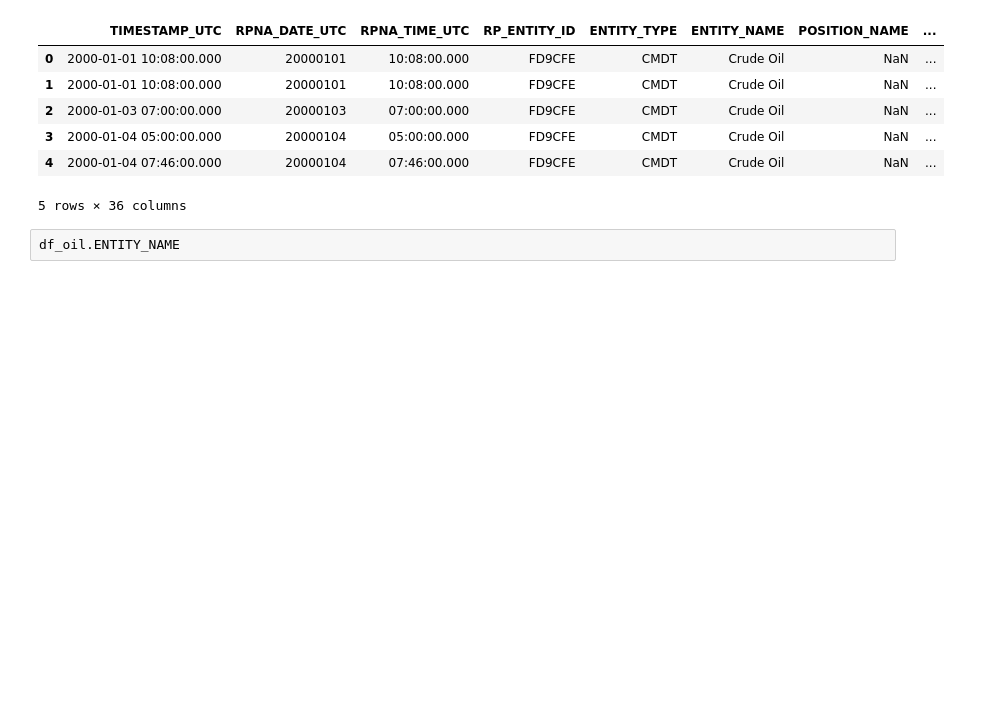
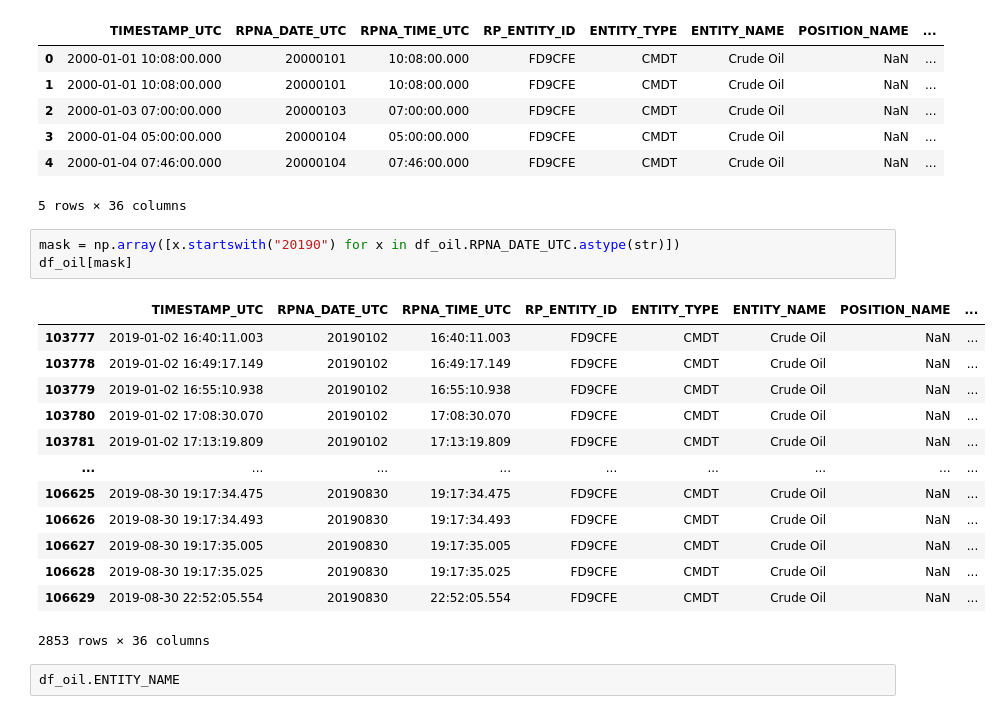
Before and after one commit to TianyuDu/ugthesis, a Jupyter notebook: eda/rpna_crude_oil_eda.ipynb, the cells around one changed output. Drawn from its saved outputs; the diff is of its cells as text; blank space fills up the shorter version.

```diff
--- a/eda/rpna_crude_oil_eda.ipynb
+++ b/eda/rpna_crude_oil_eda.ipynb
@@ -40,6 +40,23 @@ df_oil.head()
 | 3 | 2000-01-04 05:00:00.000 | 20000104 | 05:00:00.000 | FD9CFE | CMDT | Crude Oil | NaN | ... |
 | 4 | 2000-01-04 07:46:00.000 | 20000104 | 07:46:00.000 | FD9CFE | CMDT | Crude Oil | NaN | ... |
 5 rows × 36 columns
+# %%
+mask = np.array([x.startswith("20190") for x in df_oil.RPNA_DATE_UTC.astype(str)])
+df_oil[mask]
+# %% [output]
+|  | TIMESTAMP_UTC | RPNA_DATE_UTC | RPNA_TIME_UTC | RP_ENTITY_ID | ENTITY_TYPE | ENTITY_NAME | POSITION_NAME | ... |
+| 103777 | 2019-01-02 16:40:11.003 | 20190102 | 16:40:11.003 | FD9CFE | CMDT | Crude Oil | NaN | ... |
+| 103778 | 2019-01-02 16:49:17.149 | 20190102 | 16:49:17.149 | FD9CFE | CMDT | Crude Oil | NaN | ... |
+| 103779 | 2019-01-02 16:55:10.938 | 20190102 | 16:55:10.938 | FD9CFE | CMDT | Crude Oil | NaN | ... |
+| 103780 | 2019-01-02 17:08:30.070 | 20190102 | 17:08:30.070 | FD9CFE | CMDT | Crude Oil | NaN | ... |
+| 103781 | 2019-01-02 17:13:19.809 | 20190102 | 17:13:19.809 | FD9CFE | CMDT | Crude Oil | NaN | ... |
+| ... | ... | ... | ... | ... | ... | ... | ... | ... |
+| 106625 | 2019-08-30 19:17:34.475 | 20190830 | 19:17:34.475 | FD9CFE | CMDT | Crude Oil | NaN | ... |
+| 106626 | 2019-08-30 19:17:34.493 | 20190830 | 19:17:34.493 | FD9CFE | CMDT | Crude Oil | NaN | ... |
+| 106627 | 2019-08-30 19:17:35.005 | 20190830 | 19:17:35.005 | FD9CFE | CMDT | Crude Oil | NaN | ... |
+| 106628 | 2019-08-30 19:17:35.025 | 20190830 | 19:17:35.025 | FD9CFE | CMDT | Crude Oil | NaN | ... |
+| 106629 | 2019-08-30 22:52:05.554 | 20190830 | 22:52:05.554 | FD9CFE | CMDT | Crude Oil | NaN | ... |
+2853 rows × 36 columns
 # %%
 df_oil.ENTITY_NAME
 # %% [output]
```
Also changed, not shown: 4 other files.
